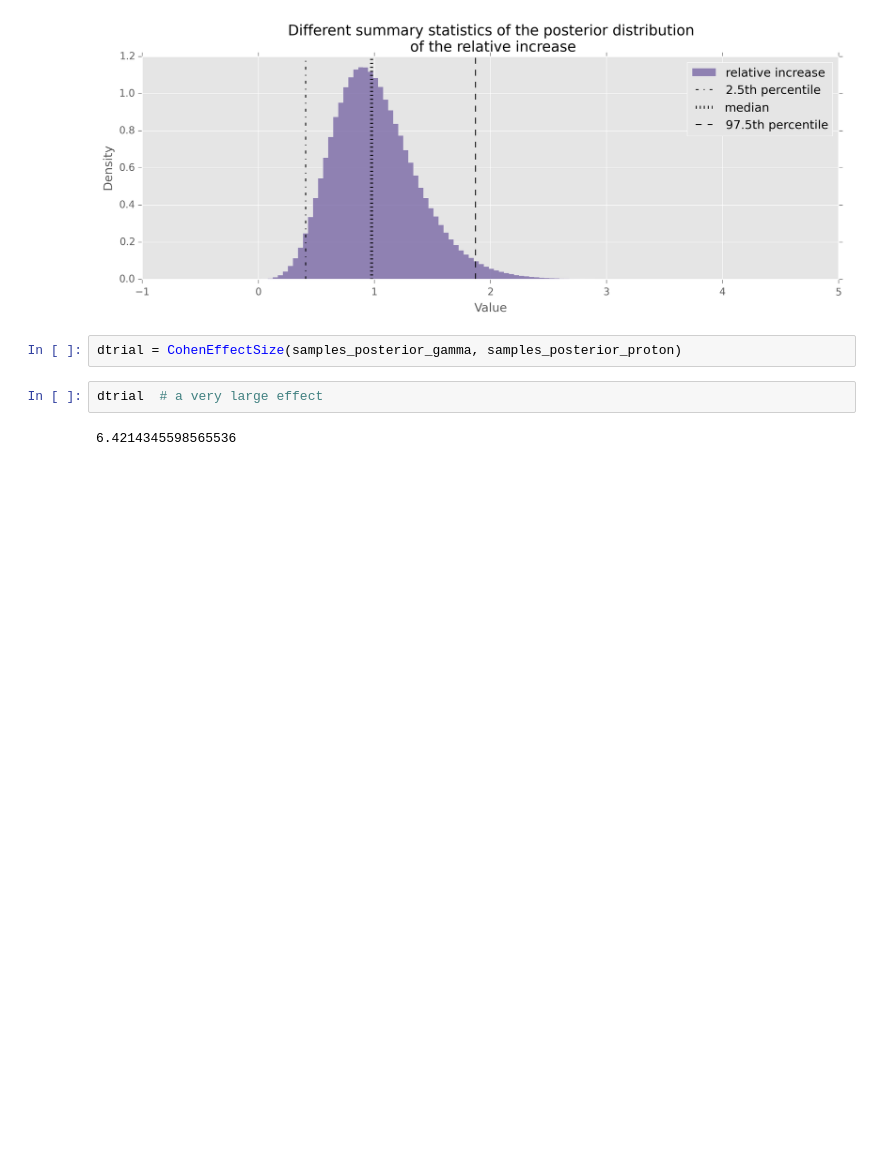
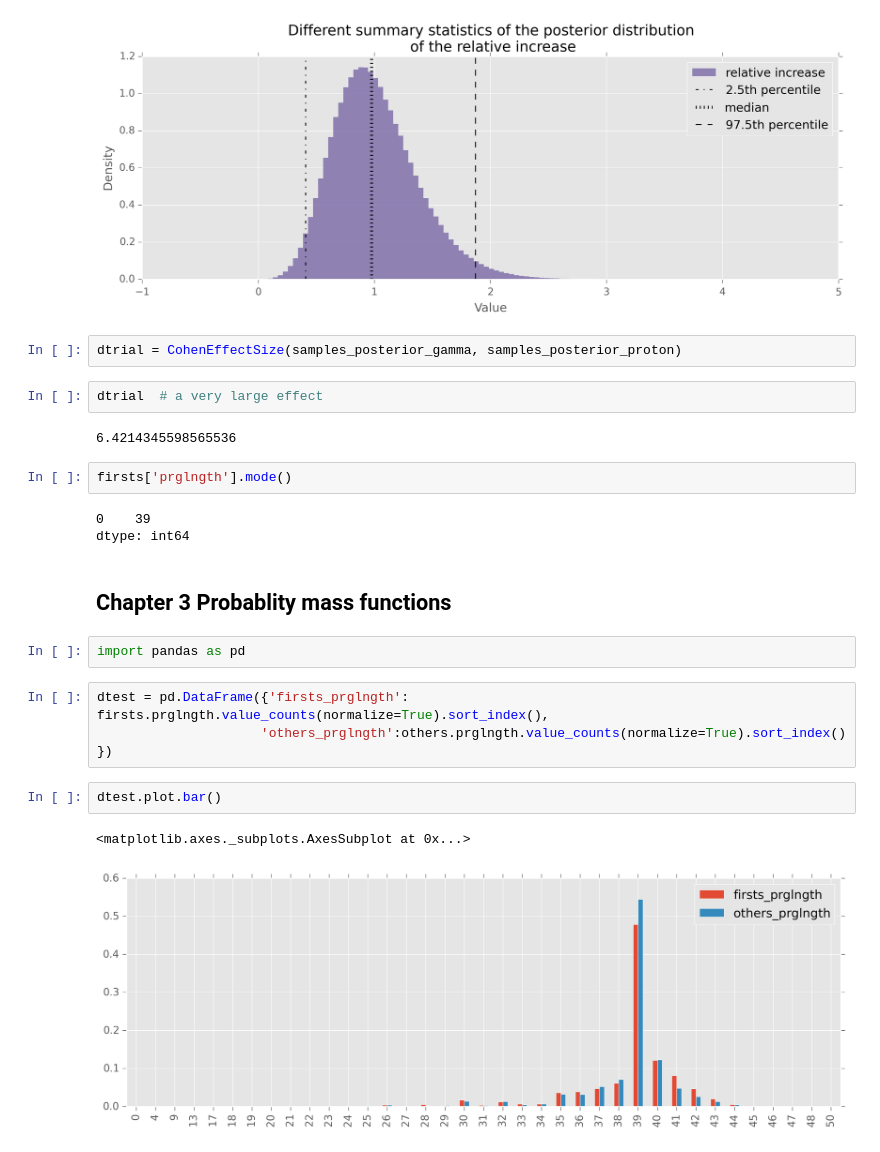
Before and after one commit to doolingdavid/ThinkStats2, a Jupyter notebook: code/chap01ex.ipynb, the cells around one changed output. Cells and saved outputs as stored; diff of their text form; blank space fills up the shorter version.

```diff
--- a/code/chap01ex.ipynb
+++ b/code/chap01ex.ipynb
@@ -630,3 +630,20 @@ dtrial = CohenEffectSize(samples_posterior_gamma, samples_posterior_proton)
 dtrial  # a very large effect
 # %% [output]
 6.4214345598565536
+# %%
+firsts['prglngth'].mode()
+# %% [output]
+0    39
+dtype: int64
+# %% [markdown]
+## Chapter 3 Probablity mass functions
+# %%
+import pandas as pd
+# %%
+dtest = pd.DataFrame({'firsts_prglngth': firsts.prglngth.value_counts(normalize=True).sort_index(),
+                     'others_prglngth':others.prglngth.value_counts(normalize=True).sort_index() })
+# %%
+dtest.plot.bar()
+# %% [output]
+<matplotlib.axes._subplots.AxesSubplot at 0x...>
+[figure, added]
```
